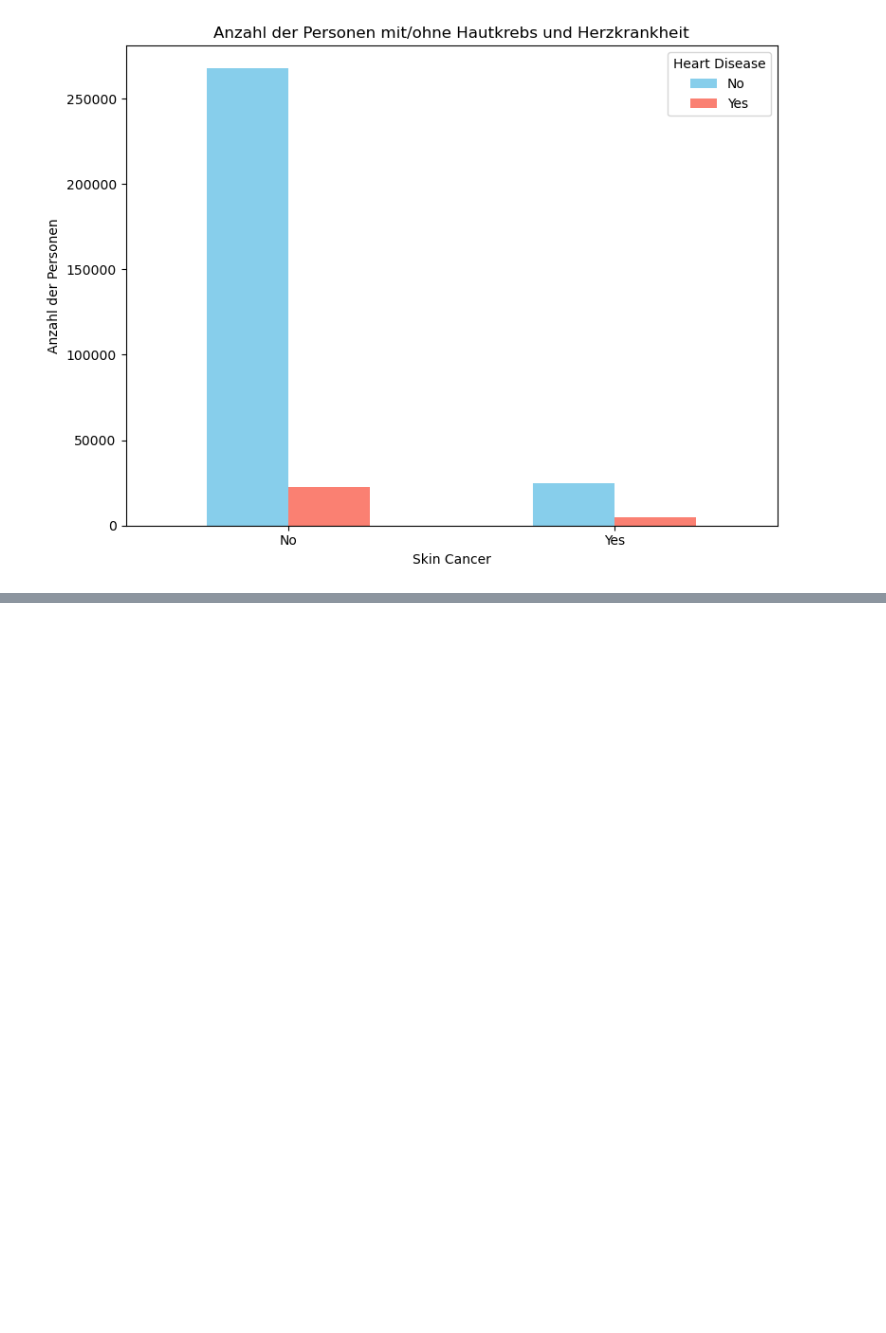
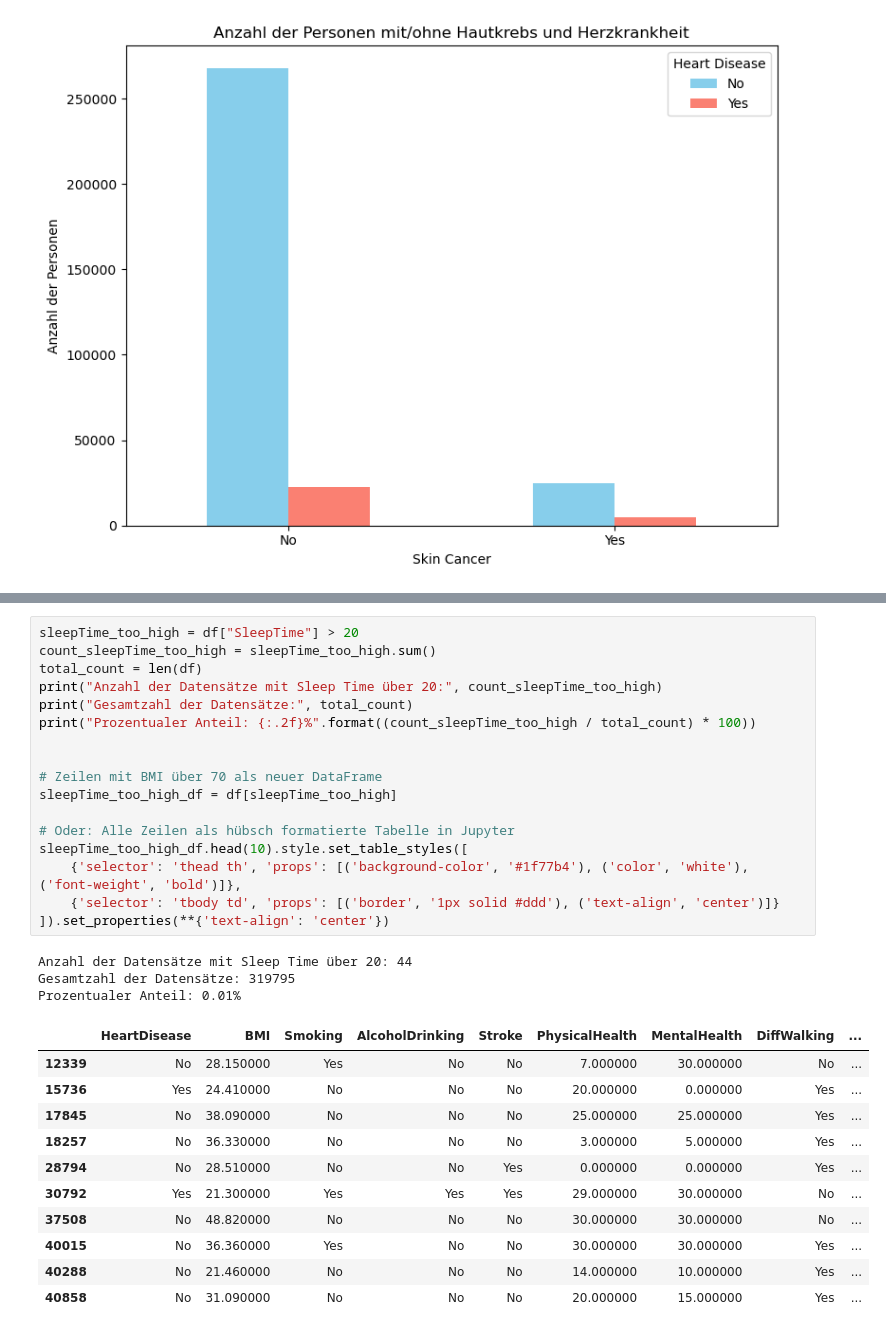
Before and after one commit to ManaTrooo/Asai-Projekt, a Jupyter notebook: heartDis.ipynb, the cells around one changed output, grey strips where cells are left out. Cells and saved outputs as stored; diff of their text form; blank space fills up the shorter version.

```diff
--- a/Untitled.ipynb
+++ b/heartDis.ipynb
@@ -87,0 +157,32 @@ if "Race" in df.columns and "HeartDisease" in df.columns:
+# %%
+sleepTime_too_high = df["SleepTime"] > 20
+count_sleepTime_too_high = sleepTime_too_high.sum()
+total_count = len(df)
+print("Anzahl der Datensätze mit Sleep Time über 20:", count_sleepTime_too_high)
+print("Gesamtzahl der Datensätze:", total_count)
+print("Prozentualer Anteil: {:.2f}%".format((count_sleepTime_too_high / total_count) * 100))
+
+
+# Zeilen mit BMI über 70 als neuer DataFrame
+sleepTime_too_high_df = df[sleepTime_too_high]
+
+# Oder: Alle Zeilen als hübsch formatierte Tabelle in Jupyter
+sleepTime_too_high_df.head(10).style.set_table_styles([
+    {'selector': 'thead th', 'props': [('background-color', '#1f77b4'), ('color', 'white'), ('font-weight', 'bold')]},
+    {'selector': 'tbody td', 'props': [('border', '1px solid #ddd'), ('text-align', 'center')]}
+]).set_properties(**{'text-align': 'center'})
+# %% [output]
+Anzahl der Datensätze mit Sleep Time über 20: 44
+Gesamtzahl der Datensätze: 319795
+Prozentualer Anteil: 0.01%
+|  | HeartDisease | BMI | Smoking | AlcoholDrinking | Stroke | PhysicalHealth | MentalHealth | DiffWalking | ... |
+| 12339 | No | 28.150000 | Yes | No | No | 7.000000 | 30.000000 | No | ... |
+| 15736 | Yes | 24.410000 | No | No | No | 20.000000 | 0.000000 | Yes | ... |
+| 17845 | No | 38.090000 | No | No | No | 25.000000 | 25.000000 | Yes | ... |
+| 18257 | No | 36.330000 | No | No | No | 3.000000 | 5.000000 | Yes | ... |
+| 28794 | No | 28.510000 | No | No | Yes | 0.000000 | 0.000000 | Yes | ... |
+| 30792 | Yes | 21.300000 | Yes | Yes | Yes | 29.000000 | 30.000000 | No | ... |
+| 37508 | No | 48.820000 | No | No | No | 30.000000 | 30.000000 | No | ... |
+| 40015 | No | 36.360000 | Yes | No | No | 30.000000 | 30.000000 | Yes | ... |
+| 40288 | No | 21.460000 | No | No | No | 14.000000 | 10.000000 | Yes | ... |
+| 40858 | No | 31.090000 | No | No | No | 20.000000 | 15.000000 | Yes | ... |
```
Also changed, not shown: parts of 5 cells of this notebook.
